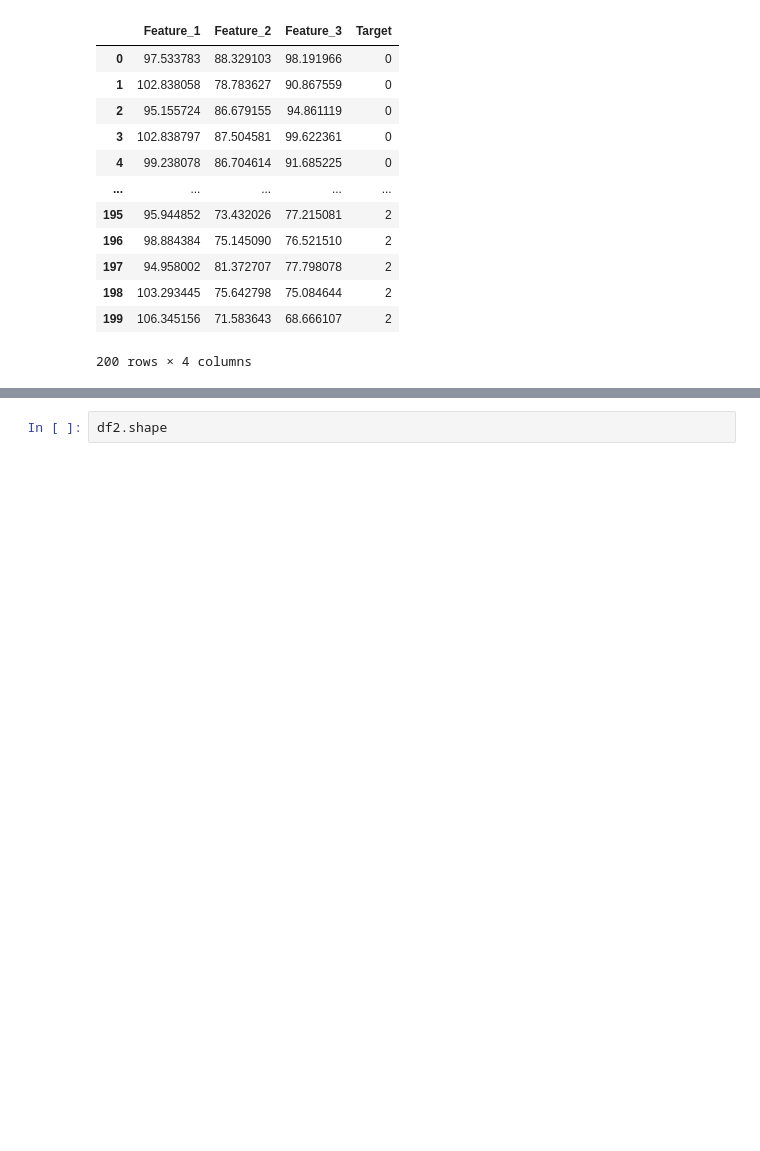
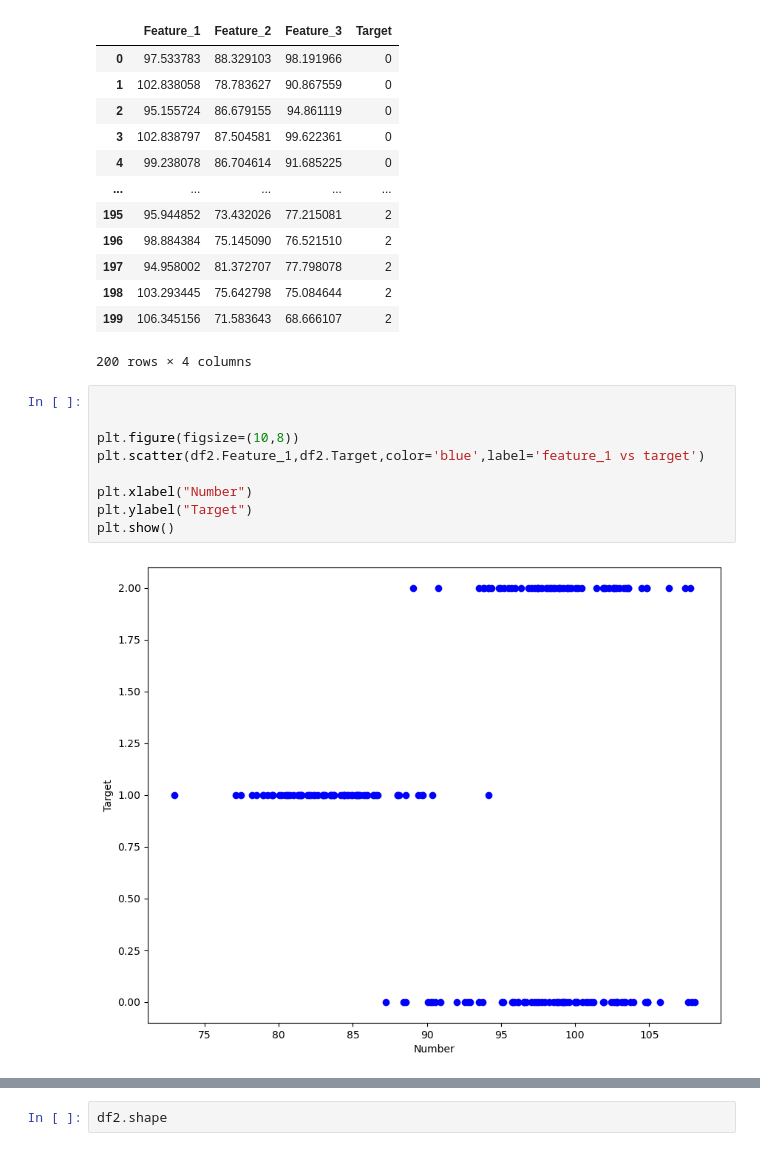
Before and after one commit to Harsh-BH/ML-Projects, a Jupyter notebook: Kodein/task_data1.ipynb, the cells around one changed output, grey strips where cells are left out. Cells and saved outputs as stored; diff of their text form; blank space fills up the shorter version.

```diff
--- a/Kodein/task_data1.ipynb
+++ b/Kodein/task_data1.ipynb
@@ -82,3 +116,14 @@ df2
 | 198 | 103.293445 | 75.642798 | 75.084644 | 2 |
 | 199 | 106.345156 | 71.583643 | 68.666107 | 2 |
 200 rows × 4 columns
+# %%
+
+
+plt.figure(figsize=(10,8))
+plt.scatter(df2.Feature_1,df2.Target,color='blue',label='feature_1 vs target')
+
+plt.xlabel("Number")
+plt.ylabel("Target")
+plt.show()
+# %% [output]
+[figure, added]
```
Also changed, not shown: parts of 15 cells of this notebook, 18 other files.
